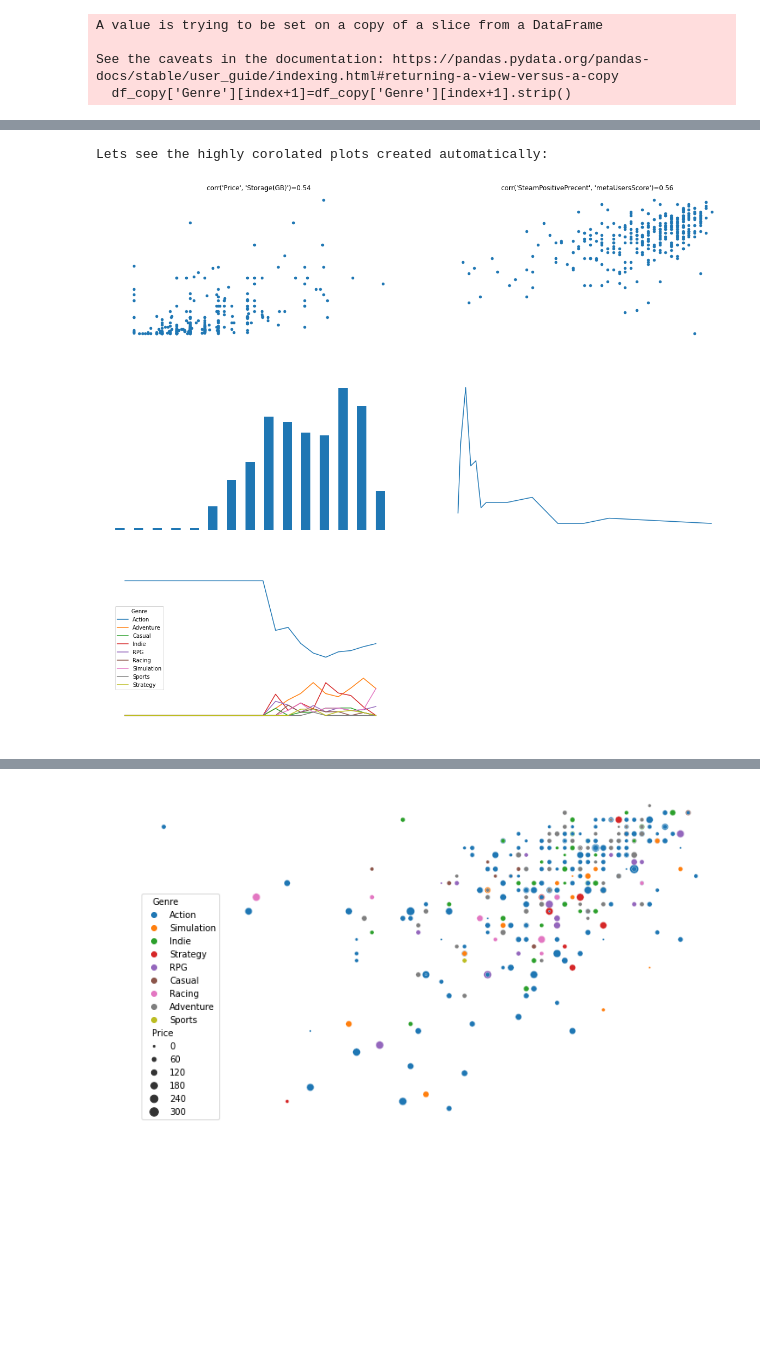
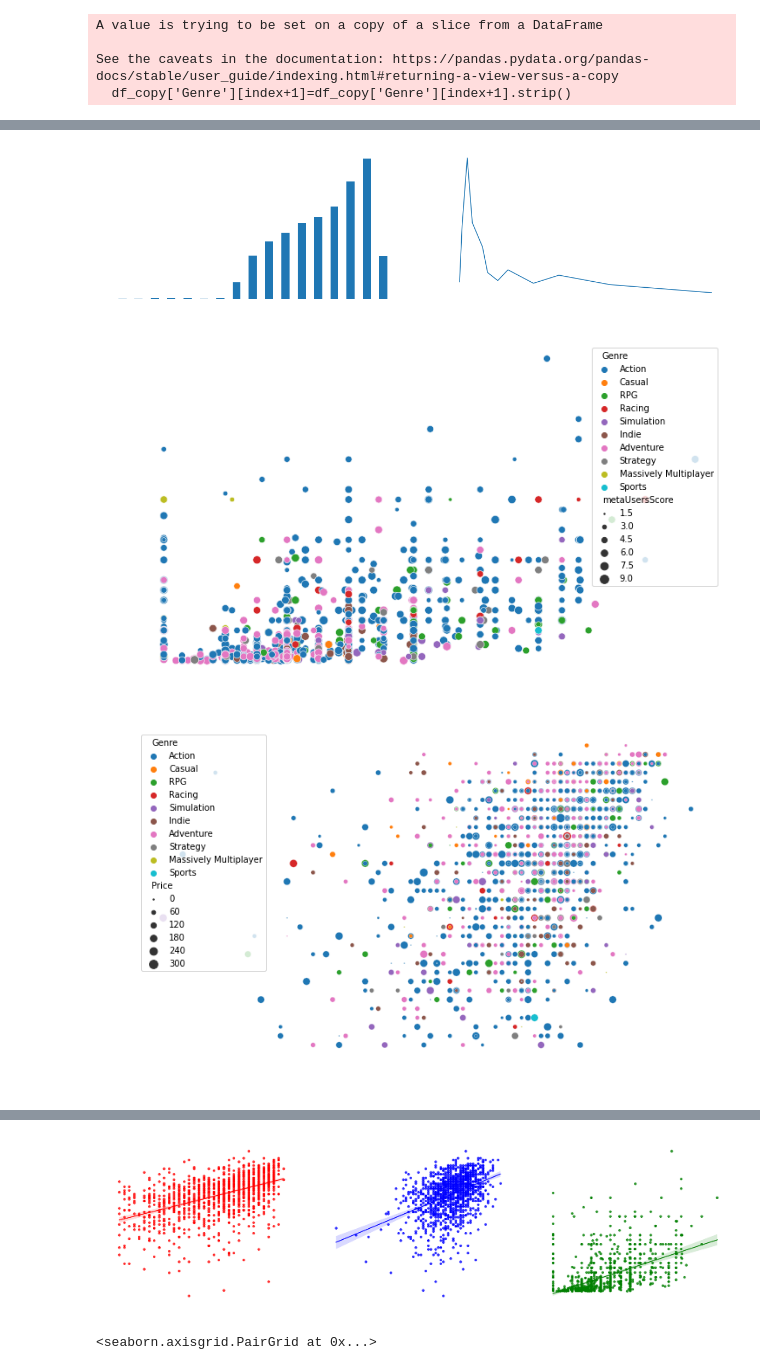
Before and after one commit to liorspidy/GamesGrade.Project, a Jupyter notebook: project.ipynb, the cells around one changed output, grey strips where cells are left out. Cells and saved outputs as stored; diff of their text form; code cells hidden in the pictures; blank space fills up the shorter version.

```diff
--- a/project.ipynb
+++ b/project.ipynb
@@ -76,6 +73,7 @@ game_developers = list()
 game_details = list()
 game_metascore = list()
 game_storage = list()
+labels = list()
 clean_game_developers = list()
 clean_game_details = list()
 clean_game_metascore = list()
@@ -90,6 +88,7 @@ for game in inner_games_list:
     game_metascore.append(game_soup.find( id='game_area_metascore' ))
     game_storage.append(game_soup.findAll('div', attrs={'class':'game_area_sys_req'}))
     game_details.append(game_soup.find(id = 'genresAndManufacturer'))
+    labels.append(game_soup.findAll('div' , attrs={'class':'label'}))
     i+=1
 
 #cleaning developers:
@@ -492,0 +643,17 @@ df_copy.corr(method ='pearson')
+# %%
+#importimg the merged df:
+
+df_copy = pd.read_csv('mergedDF.csv')
+df_copy = df_copy.drop(columns=['Unnamed: 0'])
+df_copy.index+=1
+# %%
+#creating the num of labels column:
+
+df_copy['numOfLabels'] = 0
+
+count =0
+for x,v in enumerate(df_copy['SinglePlayer']):
+    count = df_copy['SinglePlayer'][x+1] + df_copy['onlineCo-op'][x+1] + df_copy['lanCo-op'][x+1] + df_copy['onlinePVP'][x+1] + df_copy['FullControllerSupport'] + df_copy['partialControllerSupport'][x+1] + df_copy['inAppPurchases'][x+1] + df_copy['MMO'][x+1] + df_copy['sharedSplitScreenPVP'][x+1]
+    df_copy['numOfLabels'][x+1] = count.values[0]
+    count = 0
+df_copy
@@ -551,60 +741,46 @@ def plot_cross_tabulation(df, col_names, other_col_name):
 
 #---------------------------
 
-print('Lets see the highly corolated plots created automatically:')
-cols_for_correlations = ['ReleaseYear','Price','Storage(GB)','SteamPositivePrecent',
-'SteamUserReviews','Metascore','metaUsersScore']
-plot_high_correlated_scatters(df_copy[cols_for_correlations])
+# print('Lets see the highly corolated plots created automatically:')
+# cols_for_correlations = ['ReleaseYear','Price','Storage(GB)','SteamPositivePrecent',
+# 'SteamUserReviews','Metascore','metaUsersScore']
+# plot_high_correlated_scatters(df_copy[cols_for_correlations])
 
 params = {"ytick.color" : "w",
           "xtick.color" : "w",
           "axes.labelcolor" : "w",
           "axes.edgecolor" : "w"}
 
 plt.rcParams.update(params)
 
 # bar and line plots:
 df_params = pd.DataFrame({'plot_type': ['bar', 'line'],
-                          'col_name': ['ReleaseYear', 'Storage(GB)'],'num_top_elements': [30,20]})
+                          'col_name': ['ReleaseYear', 'Storage(GB)'],'num_top_elements': [30,50]})
 plot_frequent_elements(df_copy, df_params)
-
-#crosstabulation:
-plot_cross_tabulation(df_copy, ['ReleaseYear'],'Genre')
-
 
 #colorful dots plot:
 fig = plt.figure(figsize=(12,7))
-sns.scatterplot(x='Price' , y='Storage(GB)' , size='metaUsersScore' , hue='Genre',sizes=(5,100) ,data=df_copy)
+sns.scatterplot(x='Price' , y='Storage(GB)' , size='metaUsersScore' , hue='Genre',sizes=(2,100) ,data=df_copy)
 
 fig = plt.figure(figsize=(12,7))
-sns.scatterplot(x='metaUsersScore' , y='SteamPositivePrecent' , size='Price' , hue='Genre',sizes=(5,100) ,data=df_copy)
+sns.scatterplot(x='metaUsersScore' , y='SteamPositivePrecent' , size='Price' , hue='Genre',sizes=(2,100) ,data=df_copy)
 
 fig = plt.figure(figsize=(12,7))
-sns.scatterplot(x='Metascore' , y='SteamPositivePrecent' , size='Price' , hue='Genre',sizes=(5,100) ,data=df_copy)
+sns.scatterplot(x='Metascore' , y='SteamPositivePrecent' , size='Price' , hue='Genre',sizes=(2,100) ,data=df_copy)
 
 #nice new scatter plt
 fig, axs = plt.subplots(ncols=3, figsize=(30,8))
 sns.regplot(x="SteamPositivePrecent", y="metaUsersScore", data=df_copy, ax=axs[0], color='r')
 sns.regplot(x="Metascore", y="metaUsersScore", data=df_copy, ax=axs[1], color='b')
 sns.regplot(x="Price", y="Storage(GB)", data=df_copy, ax=axs[2], color='g')
 axs[0].set_title('Steam Positive Precent and metascores Users Score (Top platforms)', fontsize=10, color='w')
 axs[1].set_title('Critic Metascore and Metascores Users Score', fontsize=10, color='w')
 axs[2].set_title('Price and Storage in (GB)', fontsize=10, color='w')
 plt.show()
 
-#3d plot:
-ax = plt.axes(projection='3d')
-xdata = df_copy['metaUsersScore']
-ydata = df_copy['Metascore']
-zdata = df_copy['Price']
-plt.xlabel('Price')
-plt.ylabel('Storage(GB)')
-ax.scatter3D(xdata,ydata,zdata,c=zdata,depthshade=False)
-
 #pariplot:
-sns.pairplot(df_copy[['metaUsersScore','ReleaseYear','Metascore','SteamUserReviews','SteamPositivePrecent']])
+sns.pairplot(df_copy[['metaUsersScore','ReleaseYear','Metascore','SteamUserReviews','SteamPositivePrecent','Storage(GB)','Price']])
 # %% [output]
-Lets see the highly corolated plots created automatically:
-[figure, old version]
+[figure, new version]
-[figure, old version]
+[figure, new version]
-[figure, old version]
+[figure, new version]
@@ -612 +788,2 @@ Lets see the highly corolated plots created automatically:
-[figure, old version]
+[figure, new version]
+<seaborn.axisgrid.PairGrid at 0x...>
```
Also changed, not shown: parts of 25 cells of this notebook.
